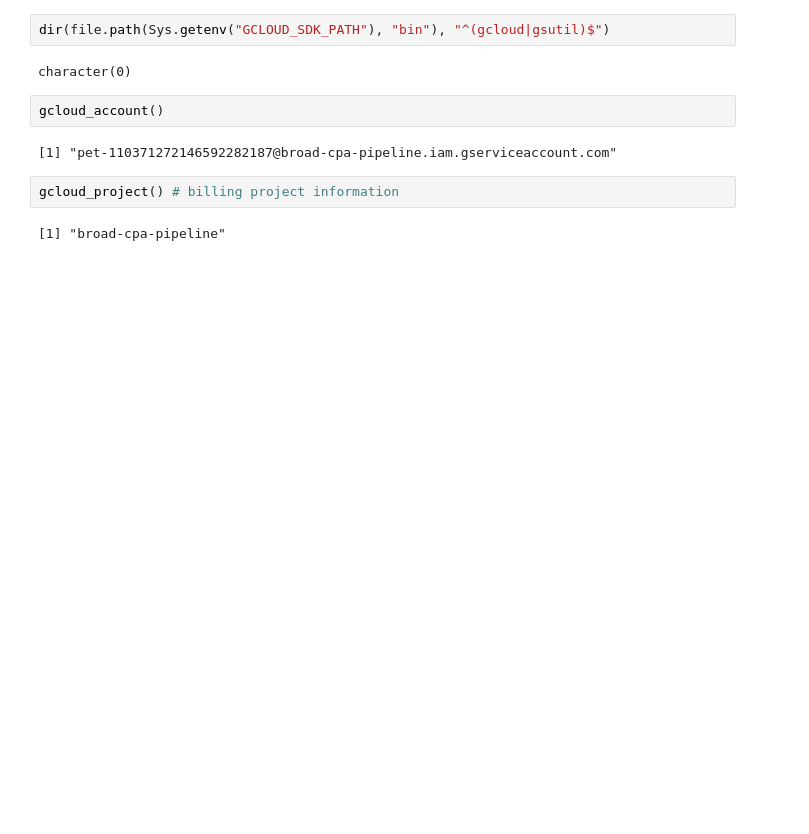
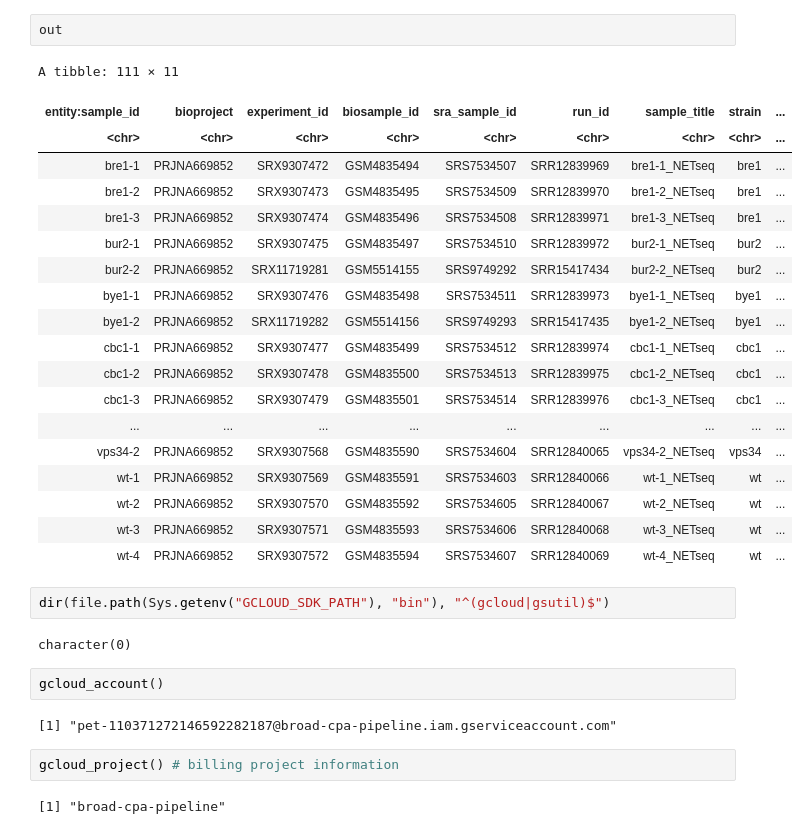
Before and after one commit to rdshear/netseq-pipeline, a Jupyter notebook: notebooks/Create Reference and Test Data.ipynb, the cells around one changed output. Drawn from its saved outputs; the diff is of its cells as text; blank space fills up the shorter version.

```diff
--- a/notebooks/Create Reference and Test Data.ipynb
+++ b/notebooks/Create Reference and Test Data.ipynb
@@ -24,3 +75,25 @@ library(AnVIL)
+# %%
+out
+# %% [output]
+A tibble: 111 × 11
+| entity:sample_id | bioproject | experiment_id | biosample_id | sra_sample_id | run_id | sample_title | strain | ... |
+| <chr> | <chr> | <chr> | <chr> | <chr> | <chr> | <chr> | <chr> | ... |
+| bre1-1 | PRJNA669852 | SRX9307472 | GSM4835494 | SRS7534507 | SRR12839969 | bre1-1_NETseq | bre1 | ... |
+| bre1-2 | PRJNA669852 | SRX9307473 | GSM4835495 | SRS7534509 | SRR12839970 | bre1-2_NETseq | bre1 | ... |
+| bre1-3 | PRJNA669852 | SRX9307474 | GSM4835496 | SRS7534508 | SRR12839971 | bre1-3_NETseq | bre1 | ... |
+| bur2-1 | PRJNA669852 | SRX9307475 | GSM4835497 | SRS7534510 | SRR12839972 | bur2-1_NETseq | bur2 | ... |
+| bur2-2 | PRJNA669852 | SRX11719281 | GSM5514155 | SRS9749292 | SRR15417434 | bur2-2_NETseq | bur2 | ... |
+| bye1-1 | PRJNA669852 | SRX9307476 | GSM4835498 | SRS7534511 | SRR12839973 | bye1-1_NETseq | bye1 | ... |
+| bye1-2 | PRJNA669852 | SRX11719282 | GSM5514156 | SRS9749293 | SRR15417435 | bye1-2_NETseq | bye1 | ... |
+| cbc1-1 | PRJNA669852 | SRX9307477 | GSM4835499 | SRS7534512 | SRR12839974 | cbc1-1_NETseq | cbc1 | ... |
+| cbc1-2 | PRJNA669852 | SRX9307478 | GSM4835500 | SRS7534513 | SRR12839975 | cbc1-2_NETseq | cbc1 | ... |
+| cbc1-3 | PRJNA669852 | SRX9307479 | GSM4835501 | SRS7534514 | SRR12839976 | cbc1-3_NETseq | cbc1 | ... |
+| ... | ... | ... | ... | ... | ... | ... | ... | ... |
+| vps34-2 | PRJNA669852 | SRX9307568 | GSM4835590 | SRS7534604 | SRR12840065 | vps34-2_NETseq | vps34 | ... |
+| wt-1 | PRJNA669852 | SRX9307569 | GSM4835591 | SRS7534603 | SRR12840066 | wt-1_NETseq | wt | ... |
+| wt-2 | PRJNA669852 | SRX9307570 | GSM4835592 | SRS7534605 | SRR12840067 | wt-2_NETseq | wt | ... |
+| wt-3 | PRJNA669852 | SRX9307571 | GSM4835593 | SRS7534606 | SRR12840068 | wt-3_NETseq | wt | ... |
+| wt-4 | PRJNA669852 | SRX9307572 | GSM4835594 | SRS7534607 | SRR12840069 | wt-4_NETseq | wt | ... |
 # %%
 dir(file.path(Sys.getenv("GCLOUD_SDK_PATH"), "bin"), "^(gcloud|gsutil)$")
 # %% [output]
```
Also changed, not shown: parts of 6 cells of this notebook, 3 other files.
